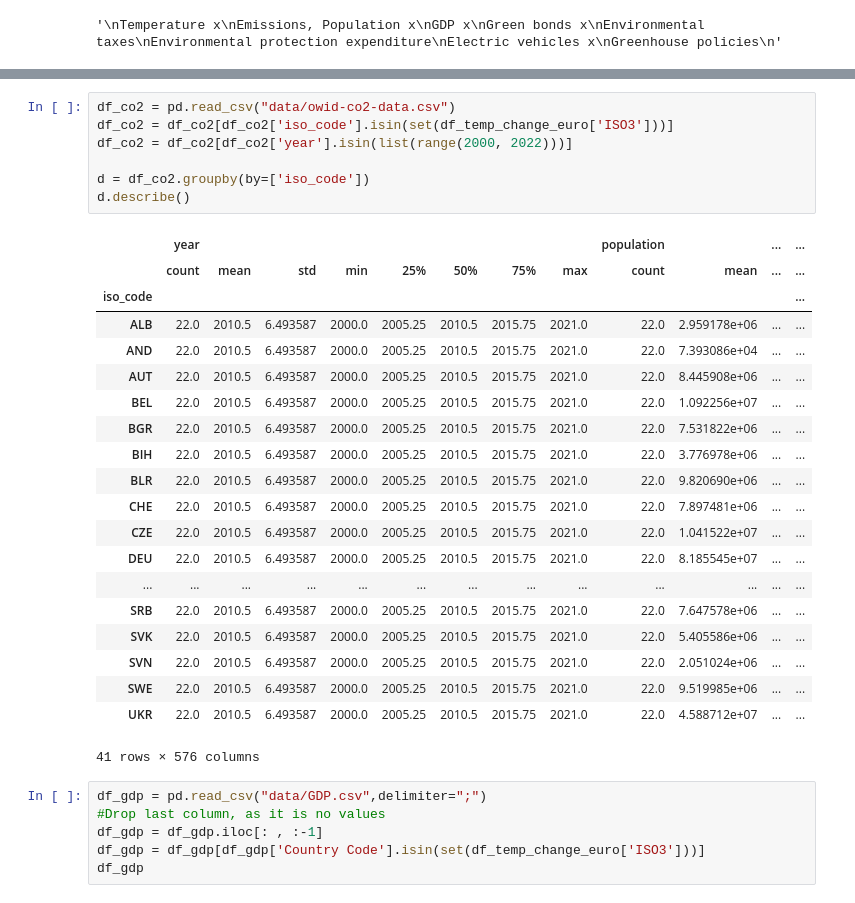
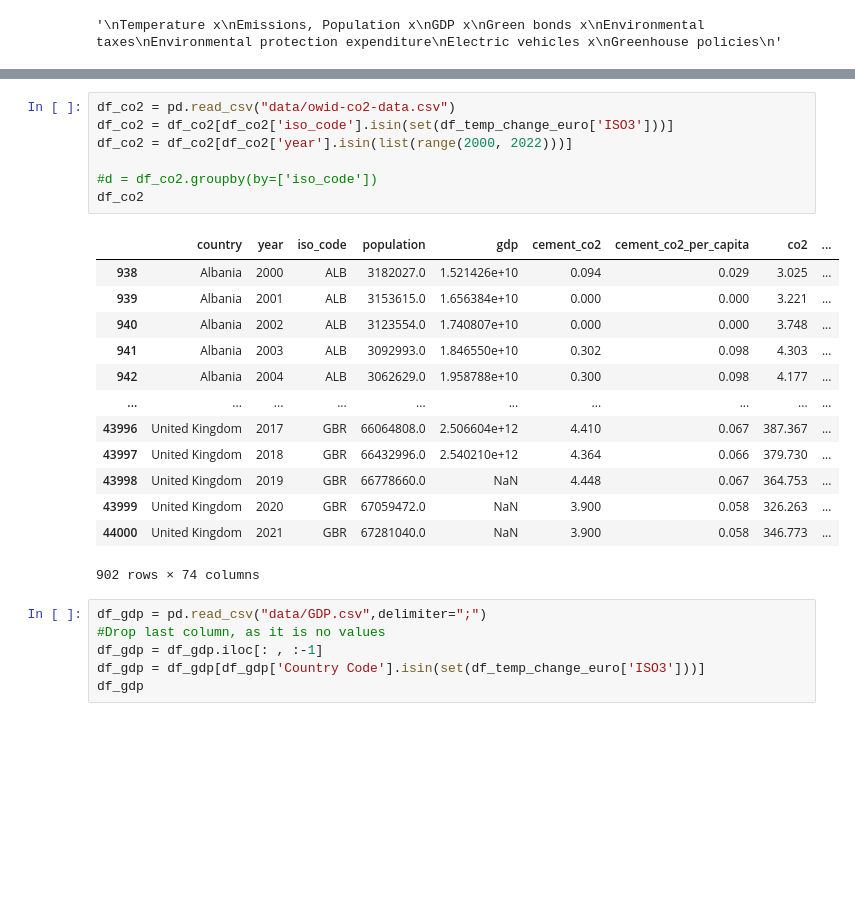
Before and after one commit to TrulsST/VisualAnalytics, a Jupyter notebook: Data_processing.ipynb, the cells around one changed output, grey strips where cells are left out. Saved outputs shown, nothing was run; the diff lists cells and outputs as text; blank space fills up the shorter version.

```diff
--- a/Data_processing.ipynb
+++ b/Data_processing.ipynb
@@ -247,31 +235,24 @@ df_temp_change_euro
 # %%
 df_co2 = pd.read_csv("data/owid-co2-data.csv")
 df_co2 = df_co2[df_co2['iso_code'].isin(set(df_temp_change_euro['ISO3']))]
 df_co2 = df_co2[df_co2['year'].isin(list(range(2000, 2022)))]
 
-d = df_co2.groupby(by=['iso_code'])
-d.describe()
+#d = df_co2.groupby(by=['iso_code'])
+df_co2
 # %% [output]
-|  | year |  |  |  |  |  |  |  | population |  | ... | ... |
-|  | count | mean | std | min | 25% | 50% | 75% | max | count | mean | ... | ... |
-| iso_code |  |  |  |  |  |  |  |  |  |  |  | ... |
-| ALB | 22.0 | 2010.5 | 6.493587 | 2000.0 | 2005.25 | 2010.5 | 2015.75 | 2021.0 | 22.0 | 2.959178e+06 | ... | ... |
-| AND | 22.0 | 2010.5 | 6.493587 | 2000.0 | 2005.25 | 2010.5 | 2015.75 | 2021.0 | 22.0 | 7.393086e+04 | ... | ... |
-| AUT | 22.0 | 2010.5 | 6.493587 | 2000.0 | 2005.25 | 2010.5 | 2015.75 | 2021.0 | 22.0 | 8.445908e+06 | ... | ... |
-| BEL | 22.0 | 2010.5 | 6.493587 | 2000.0 | 2005.25 | 2010.5 | 2015.75 | 2021.0 | 22.0 | 1.092256e+07 | ... | ... |
-| BGR | 22.0 | 2010.5 | 6.493587 | 2000.0 | 2005.25 | 2010.5 | 2015.75 | 2021.0 | 22.0 | 7.531822e+06 | ... | ... |
-| BIH | 22.0 | 2010.5 | 6.493587 | 2000.0 | 2005.25 | 2010.5 | 2015.75 | 2021.0 | 22.0 | 3.776978e+06 | ... | ... |
-| BLR | 22.0 | 2010.5 | 6.493587 | 2000.0 | 2005.25 | 2010.5 | 2015.75 | 2021.0 | 22.0 | 9.820690e+06 | ... | ... |
-| CHE | 22.0 | 2010.5 | 6.493587 | 2000.0 | 2005.25 | 2010.5 | 2015.75 | 2021.0 | 22.0 | 7.897481e+06 | ... | ... |
-| CZE | 22.0 | 2010.5 | 6.493587 | 2000.0 | 2005.25 | 2010.5 | 2015.75 | 2021.0 | 22.0 | 1.041522e+07 | ... | ... |
-| DEU | 22.0 | 2010.5 | 6.493587 | 2000.0 | 2005.25 | 2010.5 | 2015.75 | 2021.0 | 22.0 | 8.185545e+07 | ... | ... |
-| ... | ... | ... | ... | ... | ... | ... | ... | ... | ... | ... | ... | ... |
-| SRB | 22.0 | 2010.5 | 6.493587 | 2000.0 | 2005.25 | 2010.5 | 2015.75 | 2021.0 | 22.0 | 7.647578e+06 | ... | ... |
-| SVK | 22.0 | 2010.5 | 6.493587 | 2000.0 | 2005.25 | 2010.5 | 2015.75 | 2021.0 | 22.0 | 5.405586e+06 | ... | ... |
-| SVN | 22.0 | 2010.5 | 6.493587 | 2000.0 | 2005.25 | 2010.5 | 2015.75 | 2021.0 | 22.0 | 2.051024e+06 | ... | ... |
-| SWE | 22.0 | 2010.5 | 6.493587 | 2000.0 | 2005.25 | 2010.5 | 2015.75 | 2021.0 | 22.0 | 9.519985e+06 | ... | ... |
-| UKR | 22.0 | 2010.5 | 6.493587 | 2000.0 | 2005.25 | 2010.5 | 2015.75 | 2021.0 | 22.0 | 4.588712e+07 | ... | ... |
+|  | country | year | iso_code | population | gdp | cement_co2 | cement_co2_per_capita | co2 | ... |
+| 938 | Albania | 2000 | ALB | 3182027.0 | 1.521426e+10 | 0.094 | 0.029 | 3.025 | ... |
+| 939 | Albania | 2001 | ALB | 3153615.0 | 1.656384e+10 | 0.000 | 0.000 | 3.221 | ... |
+| 940 | Albania | 2002 | ALB | 3123554.0 | 1.740807e+10 | 0.000 | 0.000 | 3.748 | ... |
+| 941 | Albania | 2003 | ALB | 3092993.0 | 1.846550e+10 | 0.302 | 0.098 | 4.303 | ... |
+| 942 | Albania | 2004 | ALB | 3062629.0 | 1.958788e+10 | 0.300 | 0.098 | 4.177 | ... |
+| ... | ... | ... | ... | ... | ... | ... | ... | ... | ... |
+| 43996 | United Kingdom | 2017 | GBR | 66064808.0 | 2.506604e+12 | 4.410 | 0.067 | 387.367 | ... |
+| 43997 | United Kingdom | 2018 | GBR | 66432996.0 | 2.540210e+12 | 4.364 | 0.066 | 379.730 | ... |
+| 43998 | United Kingdom | 2019 | GBR | 66778660.0 | NaN | 4.448 | 0.067 | 364.753 | ... |
+| 43999 | United Kingdom | 2020 | GBR | 67059472.0 | NaN | 3.900 | 0.058 | 326.263 | ... |
+| 44000 | United Kingdom | 2021 | GBR | 67281040.0 | NaN | 3.900 | 0.058 | 346.773 | ... |
-41 rows × 576 columns
+902 rows × 74 columns
 # %%
 df_gdp = pd.read_csv("data/GDP.csv",delimiter=";")
 #Drop last column, as it is no values
```
Also changed, not shown: parts of 2 cells of this notebook, 3 other files.
